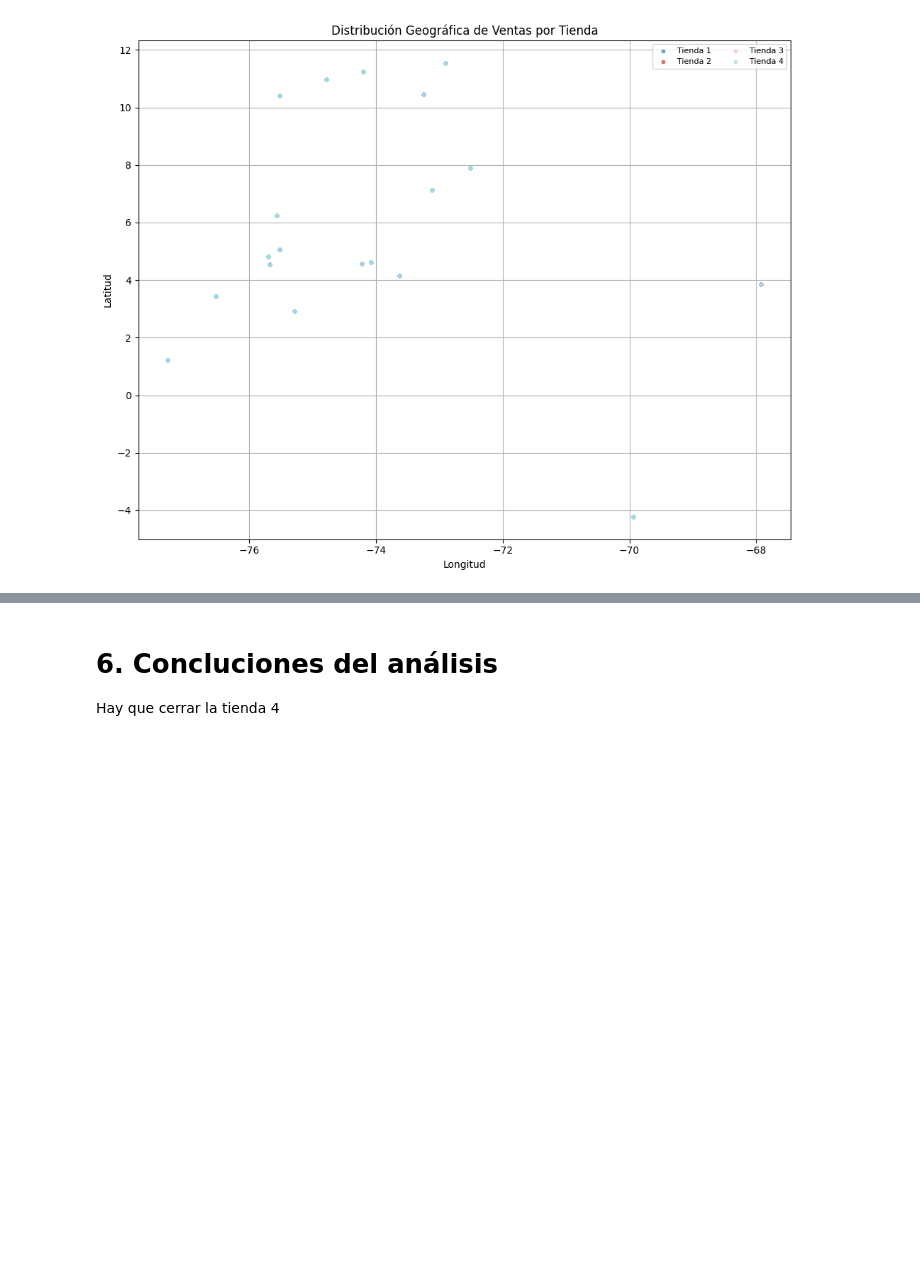
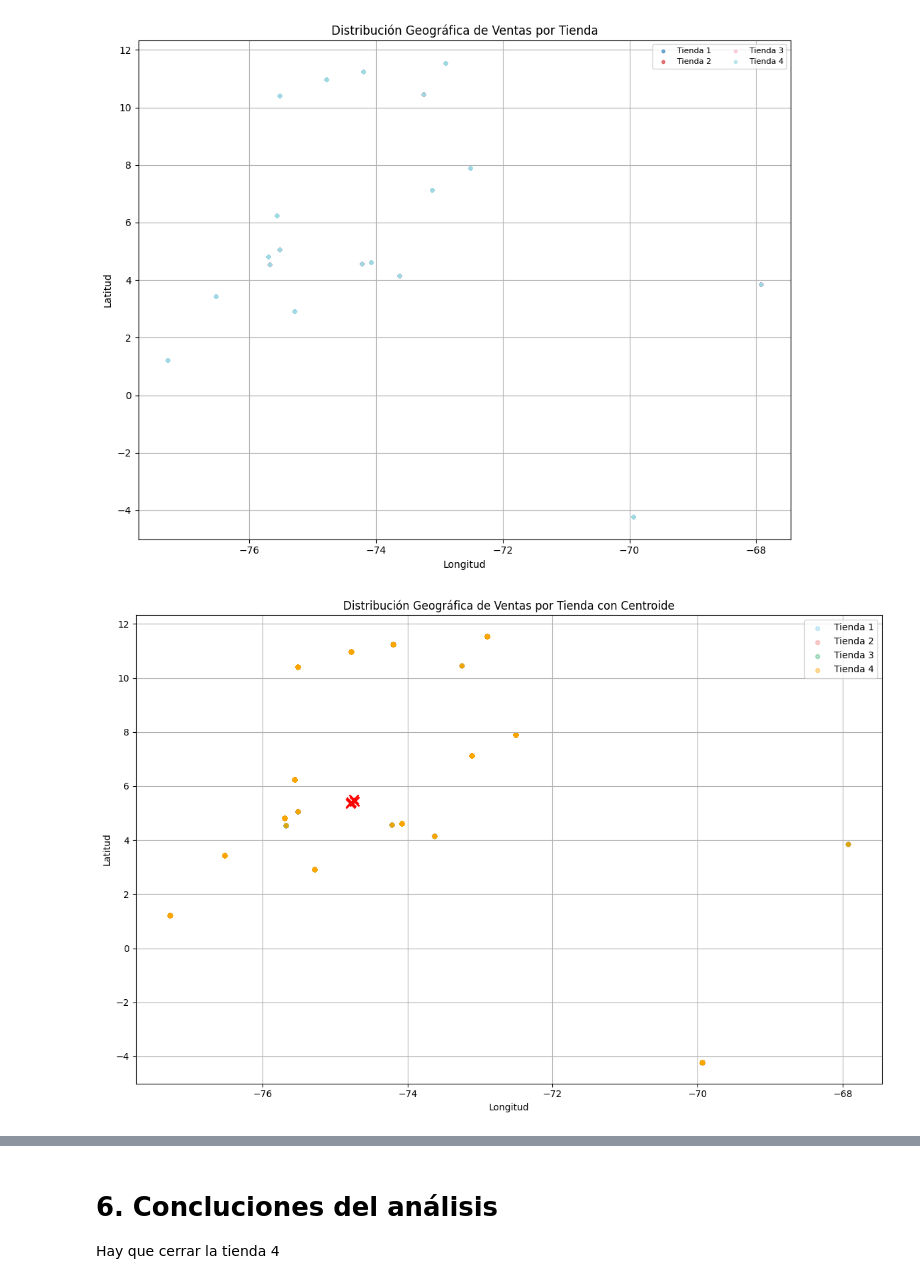
Before and after one commit to MaxCPietro/Challenge-PythonG8, a Jupyter notebook: AnalisisFacturacion_G8_C2.ipynb, the cells around one changed output, grey strips where cells are left out. Drawn from its saved outputs; the diff is of its cells as text; code cells hidden in the pictures; blank space fills up the shorter version.

```diff
--- a/AnalisisFacturacion_G8_C2.ipynb
+++ b/AnalisisFacturacion_G8_C2.ipynb
@@ -669,3 +757,42 @@ def plot_mapa_ventas(df: pd.DataFrame) -> None:
 plot_mapa_ventas(df)
 # %% [output]
 [figure]
+# %%
+import matplotlib.pyplot as plt
+
+# Asegurar que la columna 'tienda' esté limpia y bien tipada
+df['tienda'] = df['tienda'].astype(str).str.strip()
+df['tienda'] = pd.to_numeric(df['tienda'], errors='coerce')
+df = df.dropna(subset=['tienda'])
+df['tienda'] = df['tienda'].astype(int)
+
+# Configurar figura
+plt.figure(figsize=(12, 8))
+
+# Colores para las tiendas
+colors = ['skyblue', 'lightcoral', 'mediumseagreen', 'orange', 'violet', 'gold']
+tiendas_unicas = sorted(df['tienda'].unique())
+
+for i, tienda in enumerate(tiendas_unicas):
+    df_tienda = df[df['tienda'] == tienda]
+
+    # Puntos de ventas
+    plt.scatter(df_tienda['lon'], df_tienda['lat'],
+                alpha=0.4, color=colors[i % len(colors)],
+                label=f'Tienda {tienda}', s=20)
+
+    # Centroide (media)
+    centro_lon = df_tienda['lon'].mean()
+    centro_lat = df_tienda['lat'].mean()
+    plt.scatter(centro_lon, centro_lat, color='red', marker='x', s=100, linewidths=2)
+
+# Personalización del gráfico
+plt.xlabel('Longitud')
+plt.ylabel('Latitud')
+plt.title('Distribución Geográfica de Ventas por Tienda con Centroide')
+plt.legend()
+plt.grid(True)
+plt.tight_layout()
+plt.show()
+# %% [output]
+[figure, added]
```
Also changed, not shown: parts of 3 cells of this notebook.
